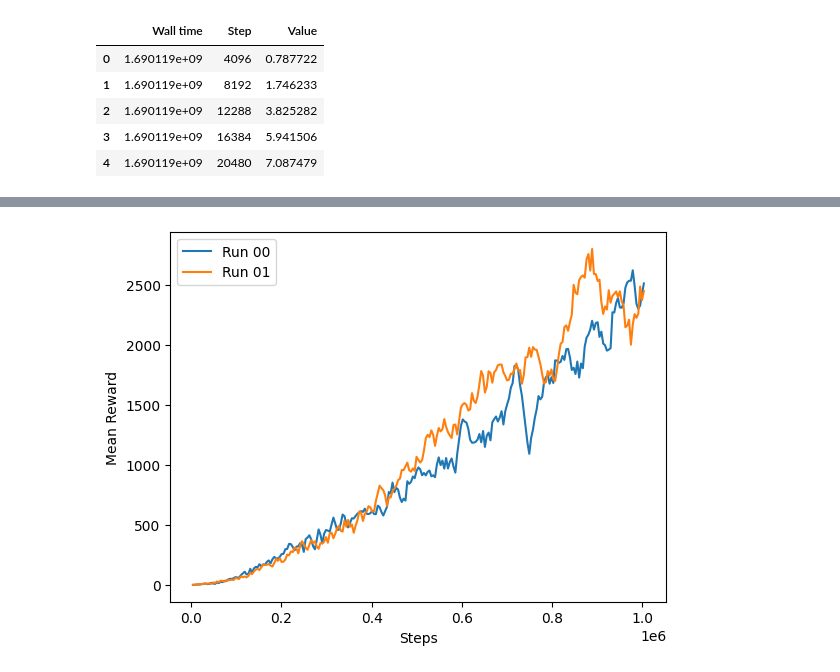
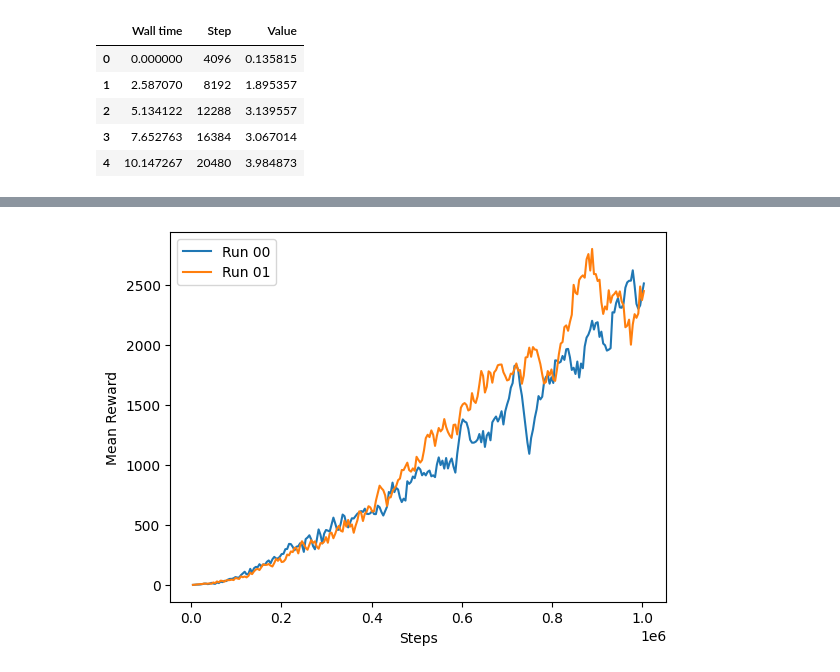
Before and after one commit to visuallization/rl_master_thesis_evaluation, a Jupyter notebook: upper_lower_bounds.ipynb, the cells around one changed output, grey strips where cells are left out. Saved outputs shown, nothing was run; the diff lists cells and outputs as text; code cells hidden in the pictures.

```diff
--- a/upper_lower_bounds.ipynb
+++ b/upper_lower_bounds.ipynb
@@ -17,9 +0,0 @@ godot_sb3_00.head()
-# %%
-godot_sb3_01.head()
-# %% [output]
-|  | Wall time | Step | Value |
-| 0 | 1.690119e+09 | 4096 | 0.787722 |
-| 1 | 1.690119e+09 | 8192 | 1.746233 |
-| 2 | 1.690119e+09 | 12288 | 3.825282 |
-| 3 | 1.690119e+09 | 16384 | 5.941506 |
-| 4 | 1.690119e+09 | 20480 | 7.087479 |
@@ -25,0 +15,9 @@ godot_sb3_01.head()
+# %%
+data_frames[0].head()
+# %% [output]
+|  | Wall time | Step | Value |
+| 0 | 0.000000 | 4096 | 0.135815 |
+| 1 | 2.587070 | 8192 | 1.895357 |
+| 2 | 5.134122 | 12288 | 3.139557 |
+| 3 | 7.652763 | 16384 | 3.067014 |
+| 4 | 10.147267 | 20480 | 3.984873 |
```
Also changed, not shown: parts of 11 cells of this notebook.
